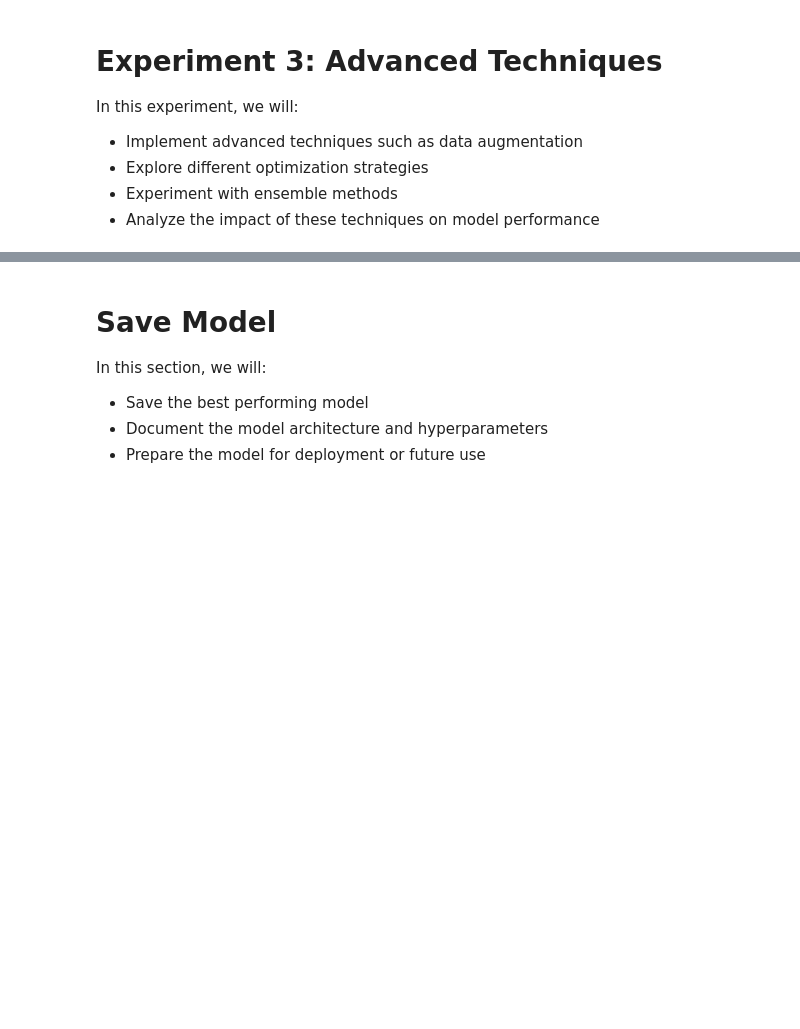
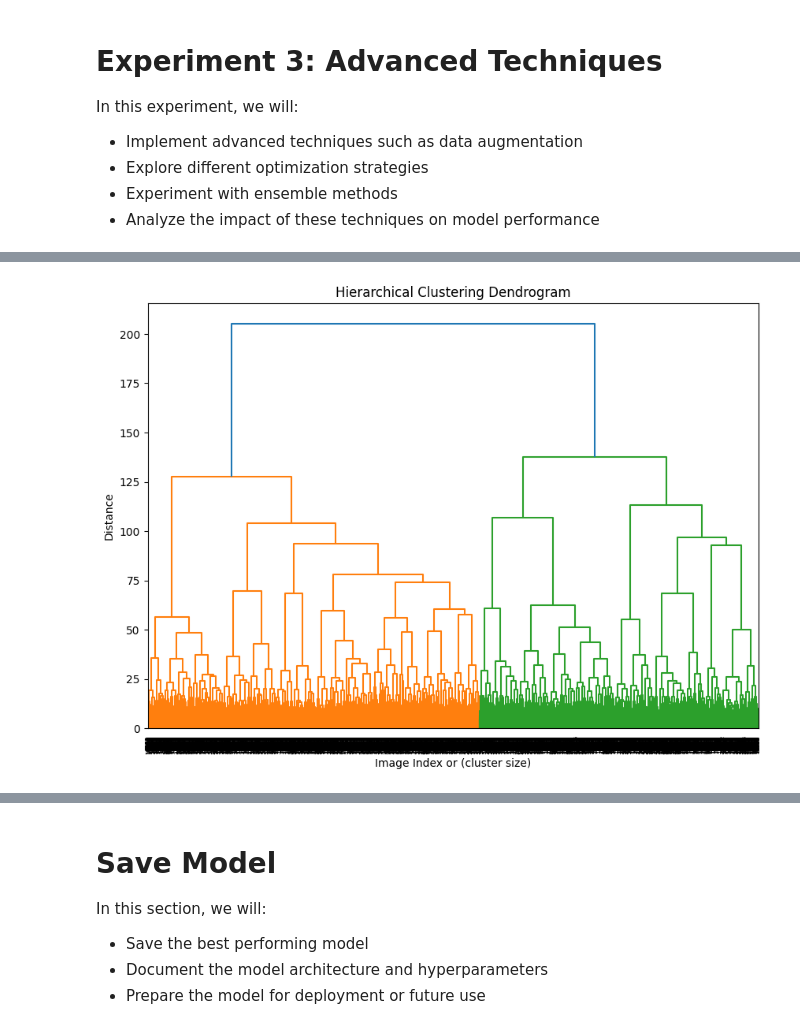
Before and after one commit to yoav0gal/car-classification, a Jupyter notebook: CNN-notebook/CNN-notebook.ipynb, the cells around one changed output, grey strips where cells are left out. Saved outputs shown, nothing was run; the diff lists cells and outputs as text; code cells hidden in the pictures; blank space fills up the shorter version.

```diff
--- a/CNN-notebook/CNN-notebook.ipynb
+++ b/CNN-notebook/CNN-notebook.ipynb
@@ -292,0 +394,6 @@ time: 29.2 ms (started: 2025-03-06 19:47:22 +02:00)
+# %%
+cluster_data_df = pd.read_csv("stanford_cars_full.csv")
+label_to_name = dict(zip(cluster_data_df['class'], cluster_data_df['class_name']))
+for label in range(196):
+   if label not in label_to_name:
+      label_to_name[label] = f"Unknown_{label}"
@@ -292,0 +469,13 @@ time: 29.2 ms (started: 2025-03-06 19:47:22 +02:00)
+# %%
+distribution_df = cluster_and_analyze(image_features_reduced, clip_labels_tensor, label_to_name)
+
+distribution_df.to_csv("cluster_distributions.csv", index=False)
+print(distribution_df.head())
+
+# Verification: Check if the sums are (approximately) 1.0
+for n_clusters in [2, 4, 8]:
+    cluster_cols = [col for col in distribution_df.columns if f'top_{n_clusters}' in col]
+    sums = distribution_df[cluster_cols].sum(axis=1)
+    for s in sums:
+      if not (0.999 < s < 1.001):  #allow for a small margin of error in the comparison
+        print(f"Error top_{n_clusters}: sum is {s}")
@@ -1034,0 +1368,60 @@ print(f"Number of labels: {len(all_labels)}")
+# %%
+import torch
+import clip
+from sklearn.cluster import AgglomerativeClustering
+import matplotlib.pyplot as plt
+from scipy.cluster.hierarchy import dendrogram, linkage
+import numpy as np
+
+def to_rgb(image):
+    if image.shape[0] == 1:
+        return image.repeat(3, 1, 1)
+    else:
+        return image
+
+image_features = []
+batch_size = 256
+with torch.no_grad():
+    for i in range(0, images_tensor.shape[0], batch_size):
+        batch = images_tensor[i:i + batch_size].to(device)
+        batch = torch.stack([to_rgb(img) for img in batch]).to(device)
+        batch_features = model.encode_image(batch)
+        image_features.append(batch_features.cpu())
+
+image_features = torch.cat(image_features)
+
+clustering = AgglomerativeClustering(n_clusters=None, distance_threshold=0, compute_full_tree=True).fit(image_features)
+
+def plot_dendrogram(model, **kwargs):
+    counts = np.zeros(model.children_.shape[0])
+    n_samples = len(model.labels_)
+    for i, merge in enumerate(model.children_):
+        current_count = 0
+        for child_idx in merge:
+            if child_idx < n_samples:
+                current_count += 1
+            else:
+                current_count += counts[child_idx - n_samples]
+        counts[i] = current_count
+
+    linkage_matrix = np.column_stack(
+        [model.children_, model.distances_, counts]
+    ).astype(float)
+
+    dendrogram(linkage_matrix, **kwargs)
+
+plt.figure(figsize=(10, 7))
+plot_dendrogram(clustering, truncate_mode=None, p=10)
+plt.xlabel("Image Index or (cluster size)")
+plt.ylabel("Distance")
+plt.title("Hierarchical Clustering Dendrogram")
+plt.show()
+
+unique_labels = torch.unique(labels_tensor)
+num_clusters_to_show = min(len(unique_labels), 5)
+
+for label in unique_labels[:num_clusters_to_show]:
+    indices = (labels_tensor == label).nonzero(as_tuple=True)[0]
+    print(f"Label: {label}, Indices: {indices.tolist()[:10]}...")
+# %% [output]
+[figure, added]
```
Also changed, not shown: parts of 59 cells of this notebook, 3 other files.
